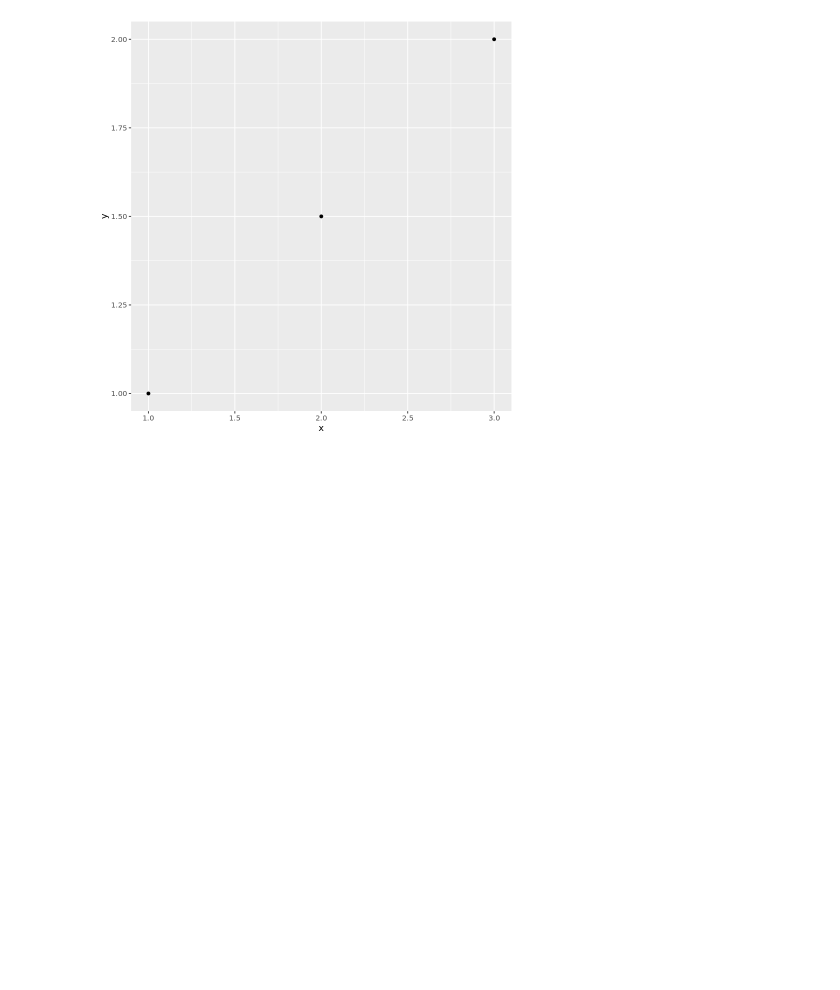
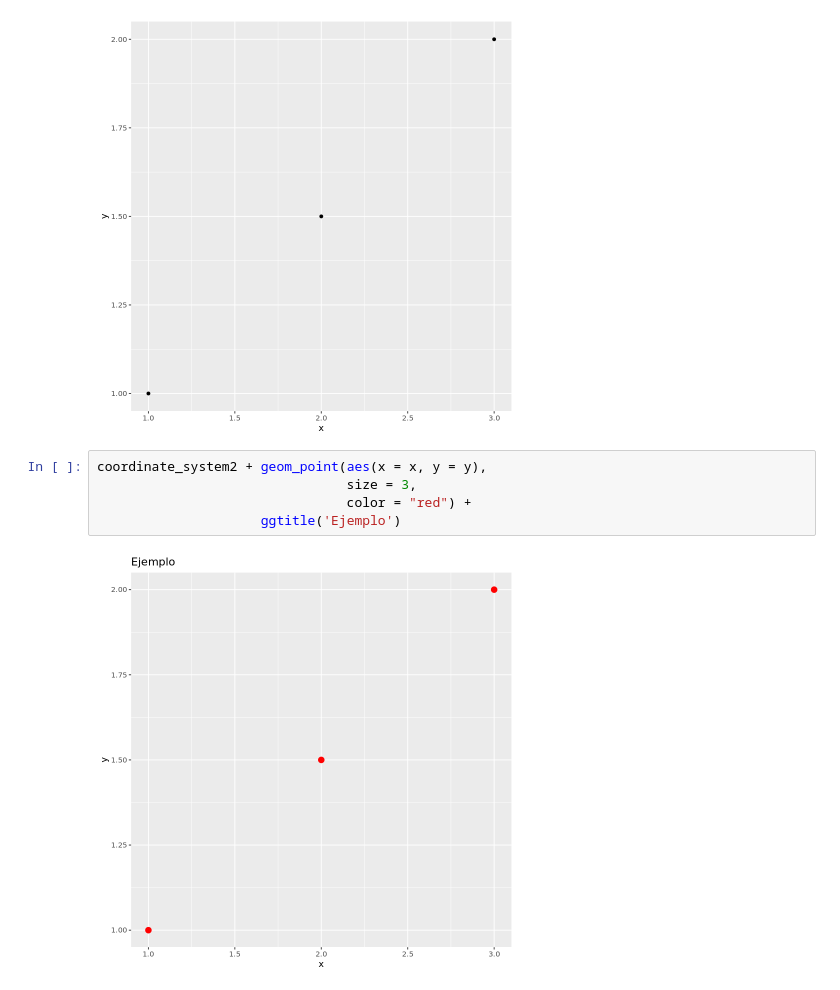
Before and after one commit to palmoreck/laboratorios, a Jupyter notebook: introduccion/4_ggplot2.ipynb, the cells around one changed output. Saved outputs shown, nothing was run; the diff lists cells and outputs as text; blank space fills up the shorter version.

Commit message:
changing some properties of plot

```diff
--- a/introduccion/4_ggplot2.ipynb
+++ b/introduccion/4_ggplot2.ipynb
@@ -90,3 +90,10 @@ Y ya no pasamos el *data frame* en la función `geom_point`:
 coordinate_system2 + geom_point(aes(x = x, y = y))
 # %% [output]
 [figure]
+# %%
+coordinate_system2 + geom_point(aes(x = x, y = y),
+                                size = 3,
+                                color = "red") +
+                     ggtitle('Ejemplo')
+# %% [output]
+[figure, added]
```
Also changed, not shown: parts of 1 cell of this notebook.
